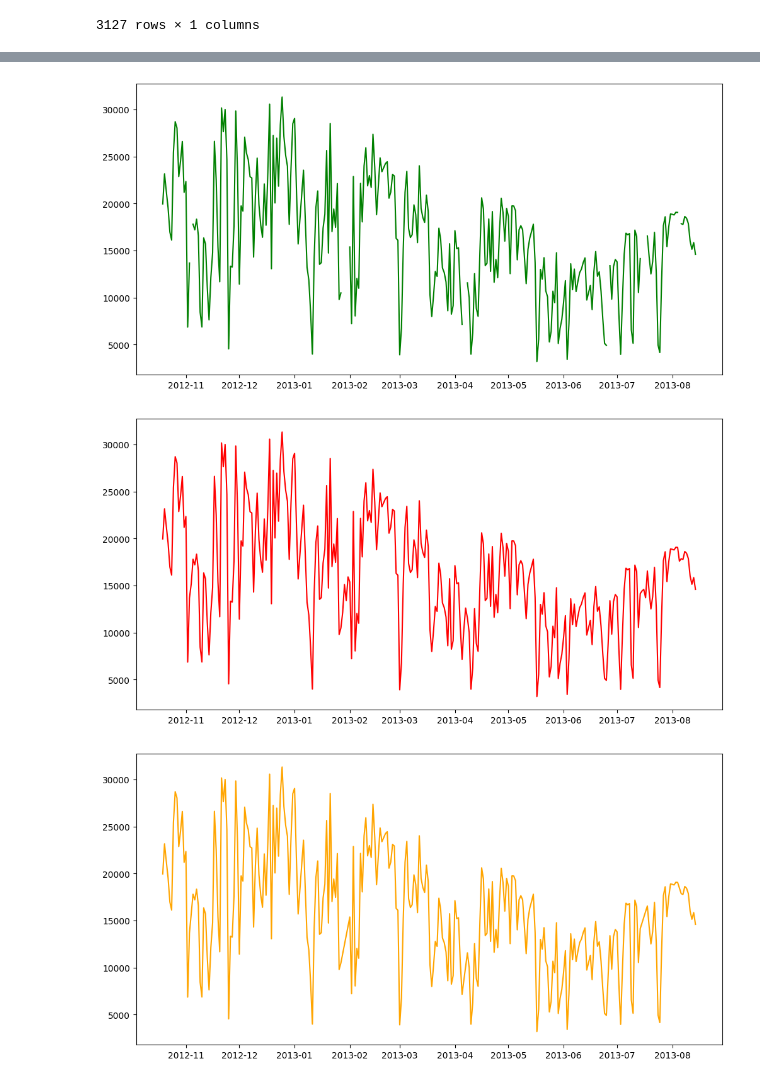
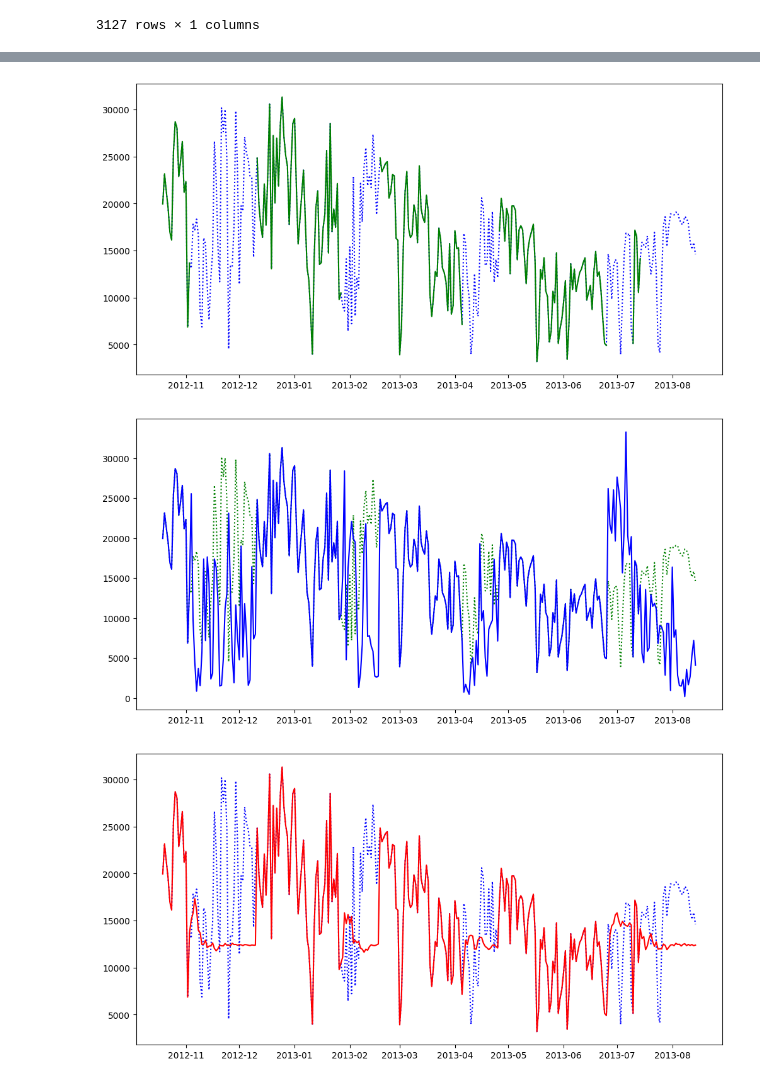
Before and after one commit to diasYuri/radiation-forecast, a Jupyter notebook: notebook/fillers/compare_filler_method.ipynb, the cells around one changed output, grey strips where cells are left out. Cells and saved outputs as stored; diff of their text form; code cells hidden in the pictures.

```diff
--- a/notebook/fillers/compare_filler_method.ipynb
+++ b/notebook/fillers/compare_filler_method.ipynb
@@ -398,5 +424,5 @@ Total de dados 3127
 # %%
-data_with_gaps = introduce_long_gaps(data, missing_percentage=0.01, min_gap_size=1, max_gap_size=5)
+data_with_gaps = introduce_long_gaps(data, missing_percentage=0.01, min_gap_size=10, max_gap_size=45)
 
 print(data.isna().sum())
 print(data_with_gaps.isna().sum())
@@ -434,13 +460,14 @@ filled_data_pca = pca_imputation(data_with_gaps.copy())
 #filled_data_svm_radiation = svm_imputation_single_column(data_with_gaps.copy(), "RADIATION")
 filled_data_interpolation = interpolation(data_with_gaps.copy())
 filled_data_time_interpolation = data_with_gaps.interpolate(method='time')
-filled_data_polyn_interpolation = data_with_gaps.interpolate(method='polynomial', order=1)
-filled_data_spline_interpolation = data_with_gaps.interpolate(method='spline', order=1)
+filled_data_polyn_interpolation = data_with_gaps.interpolate(method='polynomial', order=3)
+filled_data_spline_interpolation = data_with_gaps.interpolate(method='spline', order=3)
 filled_data_knn = knn(data_with_gaps.copy())
 filled_data_mice = mice(data_with_gaps.copy())
 filled_data_rf = rf_filler(data_with_gaps)
 filled_data_svd = soft_impute(data_with_gaps.copy())
 filled_data_dmd2 = dmd_impute(data_with_gaps.copy())
 filled_data_arima = arima_impute(data_with_gaps.copy())
-filled_data_lstm = lstm_filler(data_with_gaps.copy())
+#filled_data_lstm = lstm_filler(data_with_gaps.copy())
+filled_data_seasonal_interp = seasonal_filler(data_with_gaps.copy(), period=365, factor=5)
 # %% [output]
@@ -463,0 +475,2 @@ filled_data_lstm = lstm_filler(data_with_gaps.copy())
+# %%
+filled_data_hodmd = HodmdFiller(d_factor=0.8).dmd_filler(data_with_gaps.RADIATION.copy())
@@ -517,21 +536,27 @@ Test MAPE: 0.013
 # %%
 maxrange = 300
 
-pyplot.figure(figsize=(12, 6))
-pyplot.plot(data_with_gaps.copy()[0:maxrange], color='green', label='missing_data')
-#pyplot.show()
-pyplot.savefig('plot1.png')
 
 pyplot.figure(figsize=(12, 6))
-pyplot.plot(filled_data_rf[0:maxrange], color='red', label='rf')
-#pyplot.show()
-pyplot.savefig('plot2.png')
+pyplot.plot(data[0:maxrange], color = 'b', linestyle = ':')
+pyplot.plot(data_with_gaps[0:maxrange], color='green', label='missing_data')
+pyplot.show()
 
 pyplot.figure(figsize=(12, 6))
-pyplot.plot(filled_data_polyn_interpolation[0:maxrange], color='orange', label='interpolation time')
-#pyplot.show()
-pyplot.savefig('plot3.png')
+pyplot.plot(data[0:maxrange], color = 'g', linestyle = ':')
+pyplot.plot(filled_data_seasonal_interp[0:maxrange], color='blue', label='interpolation seasonal')
+pyplot.show()
+
+pyplot.figure(figsize=(12, 6))
+pyplot.plot(data[0:maxrange], color = 'b', linestyle = ':')
+pyplot.plot(filled_data_rf[0:maxrange], color='red', label='rf')
+pyplot.show()
+
+pyplot.figure(figsize=(12, 6))
+pyplot.plot(data[0:maxrange], color = 'b', linestyle = ':')
+pyplot.plot(filled_data_hodmd[0:maxrange], color='orange', label='knn')
+pyplot.show()
 # %% [output]
-[figure, old version]
+[figure, new version]
-[figure, old version]
+[figure, new version]
-[figure, old version]
+[figure, new version]
```
Also changed, not shown: parts of 10 cells of this notebook, 7 other files.
